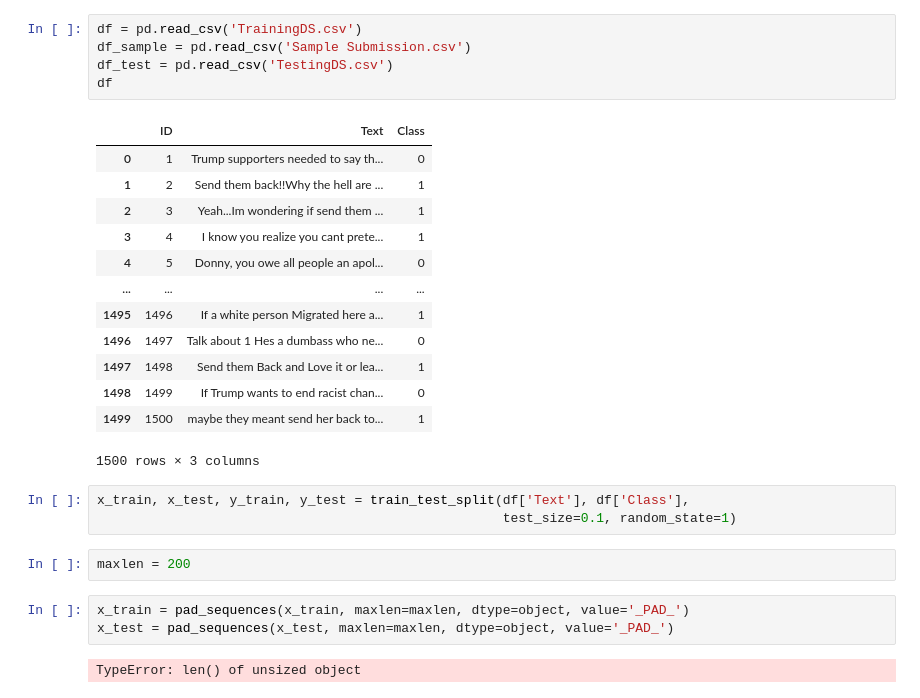
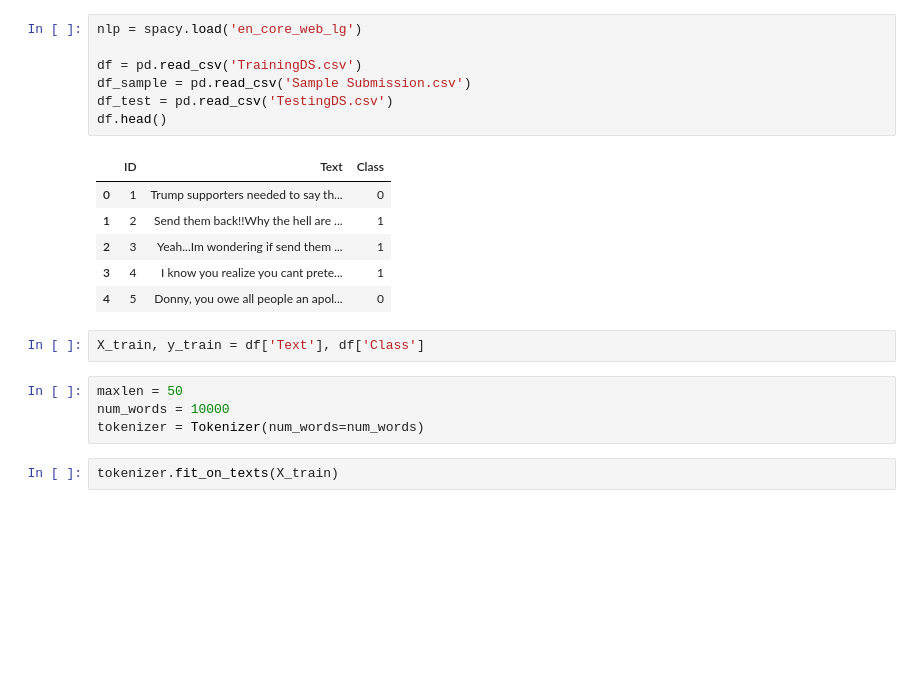
Before and after one commit to KabirovIrik/Detecting-Xenophobic-Tweets, a Jupyter notebook: nn.ipynb, the cells around one changed output. Drawn from its saved outputs; the diff is of its cells as text; blank space fills up the shorter version.

```diff
--- a/nn.ipynb
+++ b/nn.ipynb
@@ -24,30 +11,23 @@ import numpy as np
 import matplotlib.pyplot as plt
 # %%
+nlp = spacy.load('en_core_web_lg')
+
 df = pd.read_csv('TrainingDS.csv')
 df_sample = pd.read_csv('Sample Submission.csv')
 df_test = pd.read_csv('TestingDS.csv')
-df
+df.head()
 # %% [output]
 |  | ID | Text | Class |
 | 0 | 1 | Trump supporters needed to say th... | 0 |
 | 1 | 2 | Send them back!!Why the hell are ... | 1 |
 | 2 | 3 | Yeah...Im wondering if send them ... | 1 |
 | 3 | 4 | I know you realize you cant prete... | 1 |
 | 4 | 5 | Donny, you owe all people an apol... | 0 |
-| ... | ... | ... | ... |
-| 1495 | 1496 | If a white person Migrated here a... | 1 |
-| 1496 | 1497 | Talk about 1 Hes a dumbass who ne... | 0 |
-| 1497 | 1498 | Send them Back and Love it or lea... | 1 |
-| 1498 | 1499 | If Trump wants to end racist chan... | 0 |
-| 1499 | 1500 | maybe they meant send her back to... | 1 |
-1500 rows × 3 columns
 # %%
-x_train, x_test, y_train, y_test = train_test_split(df['Text'], df['Class'],
-                                                    test_size=0.1, random_state=1)
+X_train, y_train = df['Text'], df['Class']
-# %%
-maxlen = 200
-# %%
-x_train = pad_sequences(x_train, maxlen=maxlen, dtype=object, value='_PAD_')
-x_test = pad_sequences(x_test, maxlen=maxlen, dtype=object, value='_PAD_')
-# %% [output]
-TypeError: len() of unsized object
+# %%
+maxlen = 50
+num_words = 10000
+tokenizer = Tokenizer(num_words=num_words)
+# %%
+tokenizer.fit_on_texts(X_train)
```
Also changed, not shown: parts of 20 cells of this notebook.
